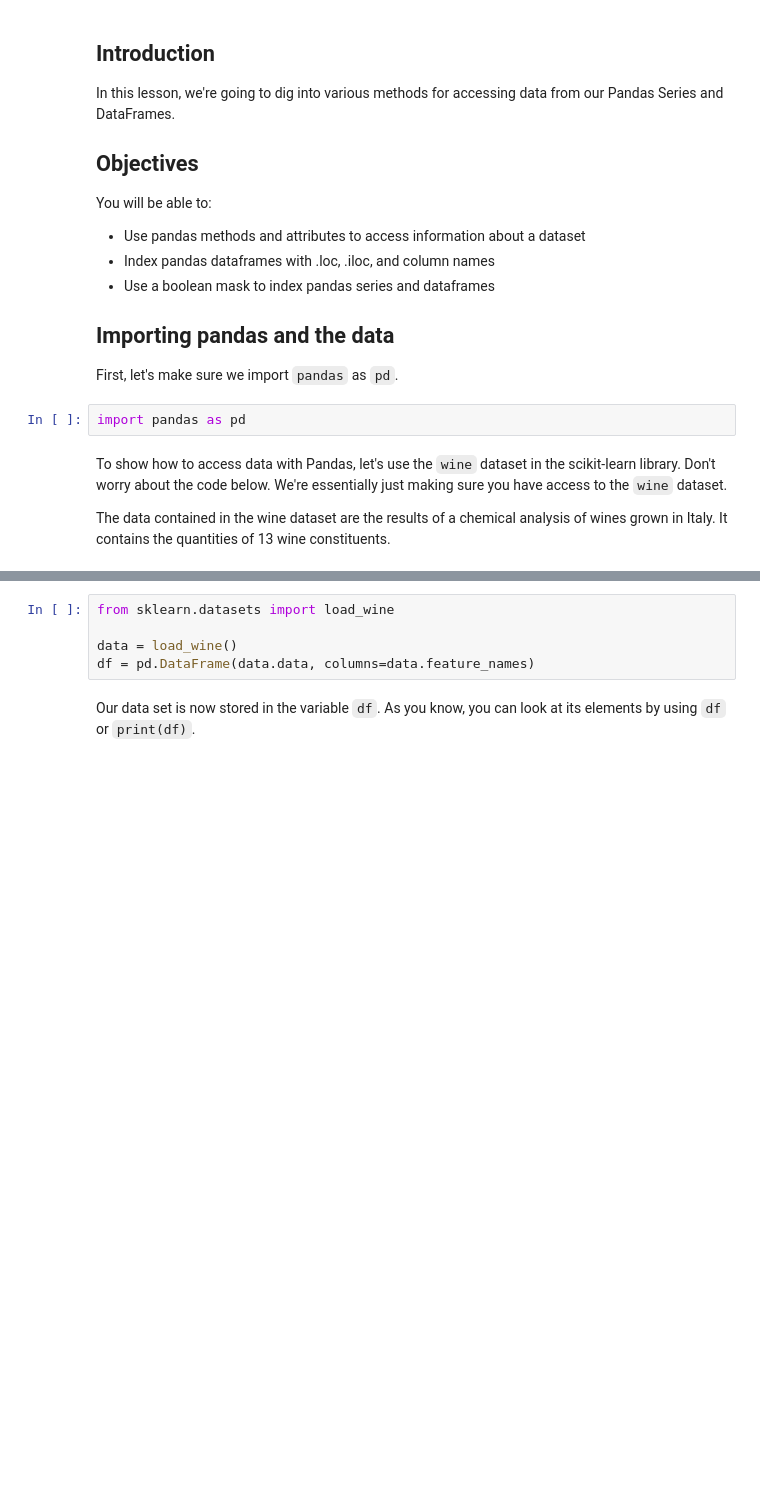
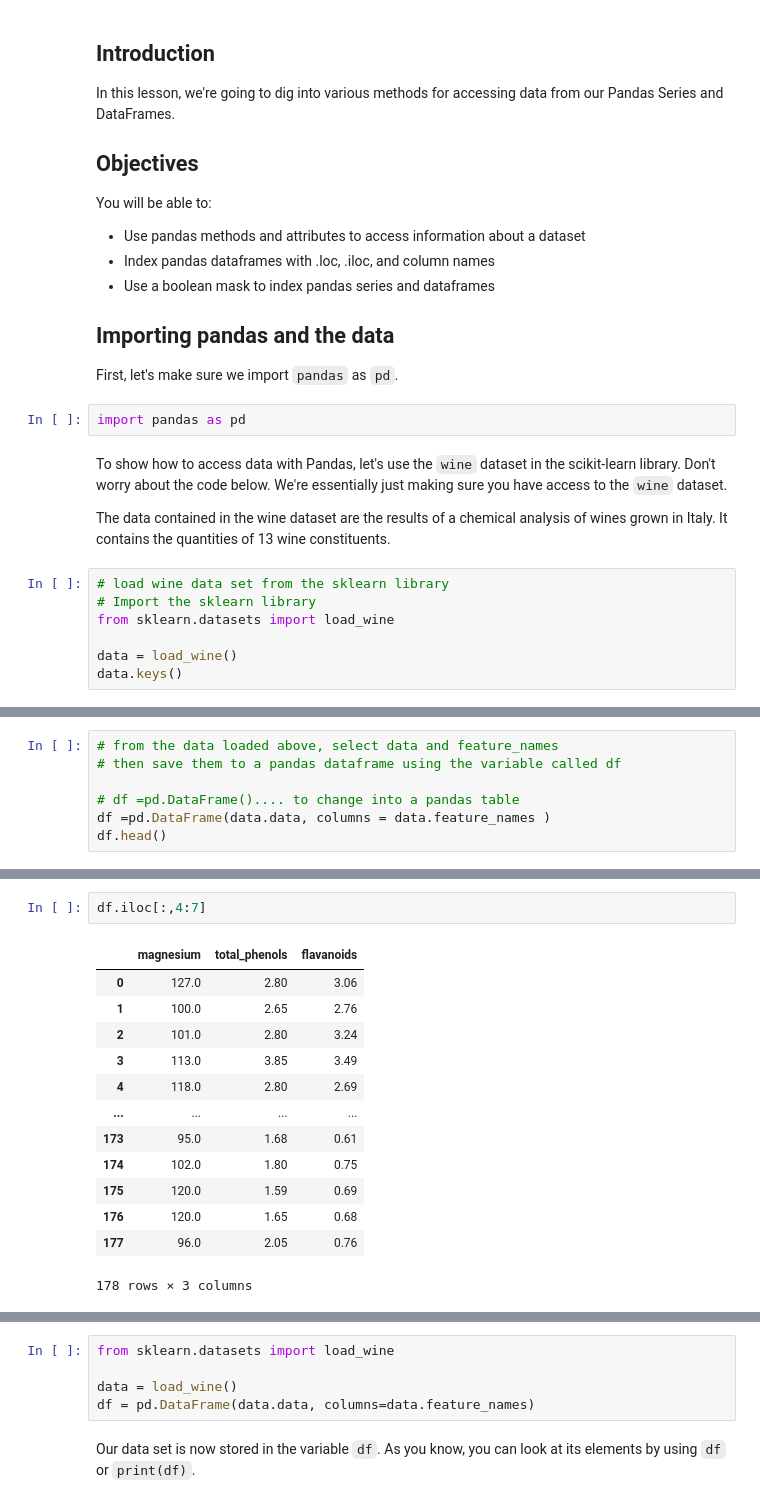
Before and after one commit to mish-mureh/dsc-accessing-data-with-pandas, a Jupyter notebook: index.ipynb, the cells around one changed output, grey strips where cells are left out. Drawn from its saved outputs; the diff is of its cells as text; blank space fills up the shorter version.

```diff
--- a/index.ipynb
+++ b/index.ipynb
@@ -24,3 +24,10 @@ import pandas as pd
 To show how to access data with Pandas, let's use the `wine` dataset in the scikit-learn library. Don't worry about the code below. We're essentially just making sure you have access to the `wine` dataset.
 
 The data contained in the wine dataset are the results of a chemical analysis of wines grown in Italy. It contains the quantities of 13 wine constituents.
+# %%
+# load wine data set from the sklearn library
+# Import the sklearn library
+from sklearn.datasets import load_wine
+
+data = load_wine()
+data.keys()
@@ -26,0 +82,7 @@ The data contained in the wine dataset are the results of a chemical analysis of
+# %%
+# from the data loaded above, select data and feature_names
+# then save them to a pandas dataframe using the variable called df
+
+# df =pd.DataFrame().... to change into a pandas table
+df =pd.DataFrame(data.data, columns = data.feature_names )
+df.head()
@@ -26,0 +209,16 @@ The data contained in the wine dataset are the results of a chemical analysis of
+# %%
+df.iloc[:,4:7]
+# %% [output]
+|  | magnesium | total_phenols | flavanoids |
+| 0 | 127.0 | 2.80 | 3.06 |
+| 1 | 100.0 | 2.65 | 2.76 |
+| 2 | 101.0 | 2.80 | 3.24 |
+| 3 | 113.0 | 3.85 | 3.49 |
+| 4 | 118.0 | 2.80 | 2.69 |
+| ... | ... | ... | ... |
+| 173 | 95.0 | 1.68 | 0.61 |
+| 174 | 102.0 | 1.80 | 0.75 |
+| 175 | 120.0 | 1.59 | 0.69 |
+| 176 | 120.0 | 1.65 | 0.68 |
+| 177 | 96.0 | 2.05 | 0.76 |
+178 rows × 3 columns
```
Also changed, not shown: parts of 32 cells of this notebook.
